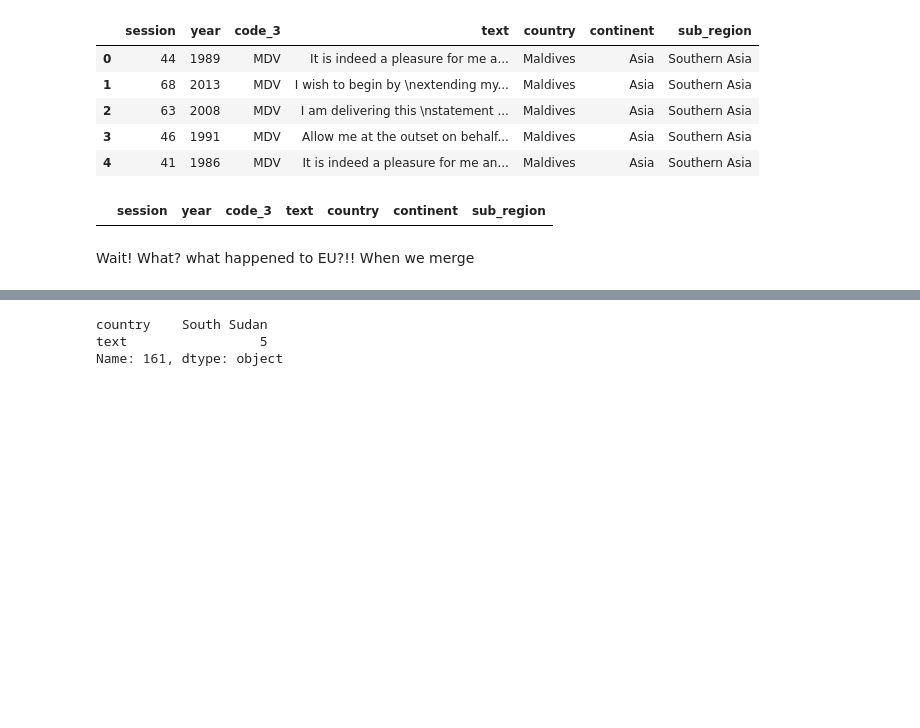
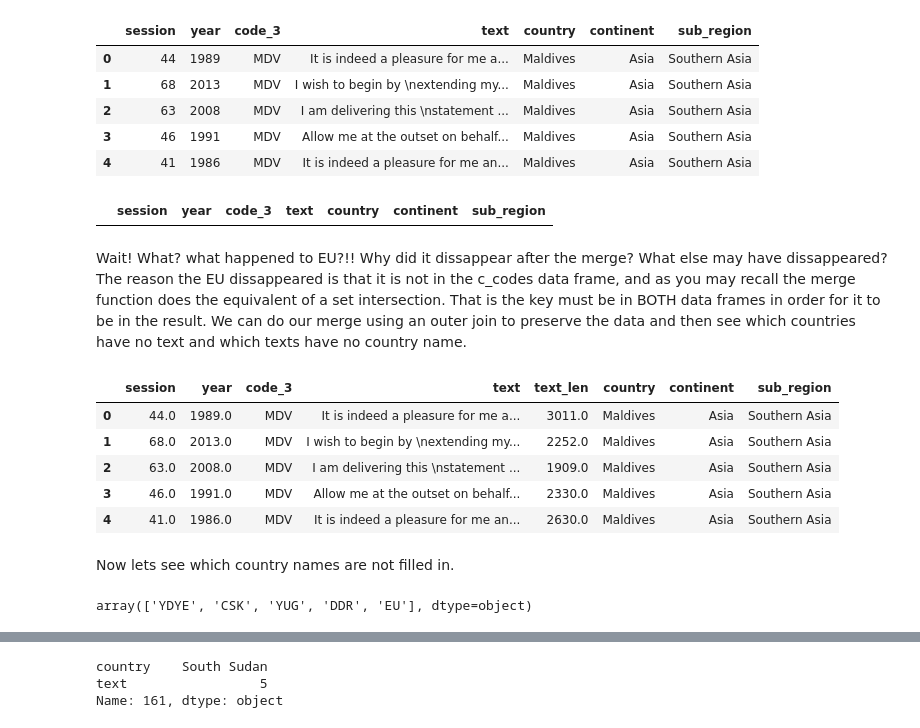
Before and after one commit to RunestoneInteractive/httlads, a Jupyter notebook: UNGeneralDebates.ipynb, the cells around one changed output, grey strips where cells are left out. Cells and saved outputs as stored; diff of their text form; code cells hidden in the pictures; blank space fills up the shorter version.

```diff
--- a/UNGeneralDebates.ipynb
+++ b/UNGeneralDebates.ipynb
@@ -156,5 +157,21 @@ undfe.head()
 undfe[undf.code_3 == 'EU ']
 # %% [output]
 |  | session | year | code_3 | text | country | continent | sub_region |
-# %% [markdown]
-Wait! What?  what happened to EU?!!  When we merge
+# %% [markdown]
+Wait! What?  what happened to EU?!!  Why did it dissappear after the merge?  What else may have dissappeared?  The reason the EU dissappeared is that it is not in the c_codes data frame, and as you may recall the merge function does the equivalent of a set intersection.  That is the key must be in BOTH data frames in order for it to be in the result.  We can do our merge using an outer join to preserve the data and then see which countries have no text and which texts have no country name.
+# %%
+undfe = undf.merge(c_codes[['code_3', 'country', 'continent', 'sub_region']], how='outer')
+undfe.head()
+# %% [output]
+|  | session | year | code_3 | text | text_len | country | continent | sub_region |
+| 0 | 44.0 | 1989.0 | MDV | ﻿It is indeed a pleasure for me a... | 3011.0 | Maldives | Asia | Southern Asia |
+| 1 | 68.0 | 2013.0 | MDV | I wish to begin by \nextending my... | 2252.0 | Maldives | Asia | Southern Asia |
+| 2 | 63.0 | 2008.0 | MDV | I am delivering this \nstatement ... | 1909.0 | Maldives | Asia | Southern Asia |
+| 3 | 46.0 | 1991.0 | MDV | ﻿Allow me at the outset on behalf... | 2330.0 | Maldives | Asia | Southern Asia |
+| 4 | 41.0 | 1986.0 | MDV | It is indeed a pleasure for me an... | 2630.0 | Maldives | Asia | Southern Asia |
+# %% [markdown]
+Now lets see which country names are not filled in.
+# %%
+undfe[undfe.country.isna()].code_3.unique()
+# %% [output]
+array(['YDYE', 'CSK', 'YUG', 'DDR', 'EU'], dtype=object)
```
Also changed, not shown: parts of 18 cells of this notebook, 2 other files.
